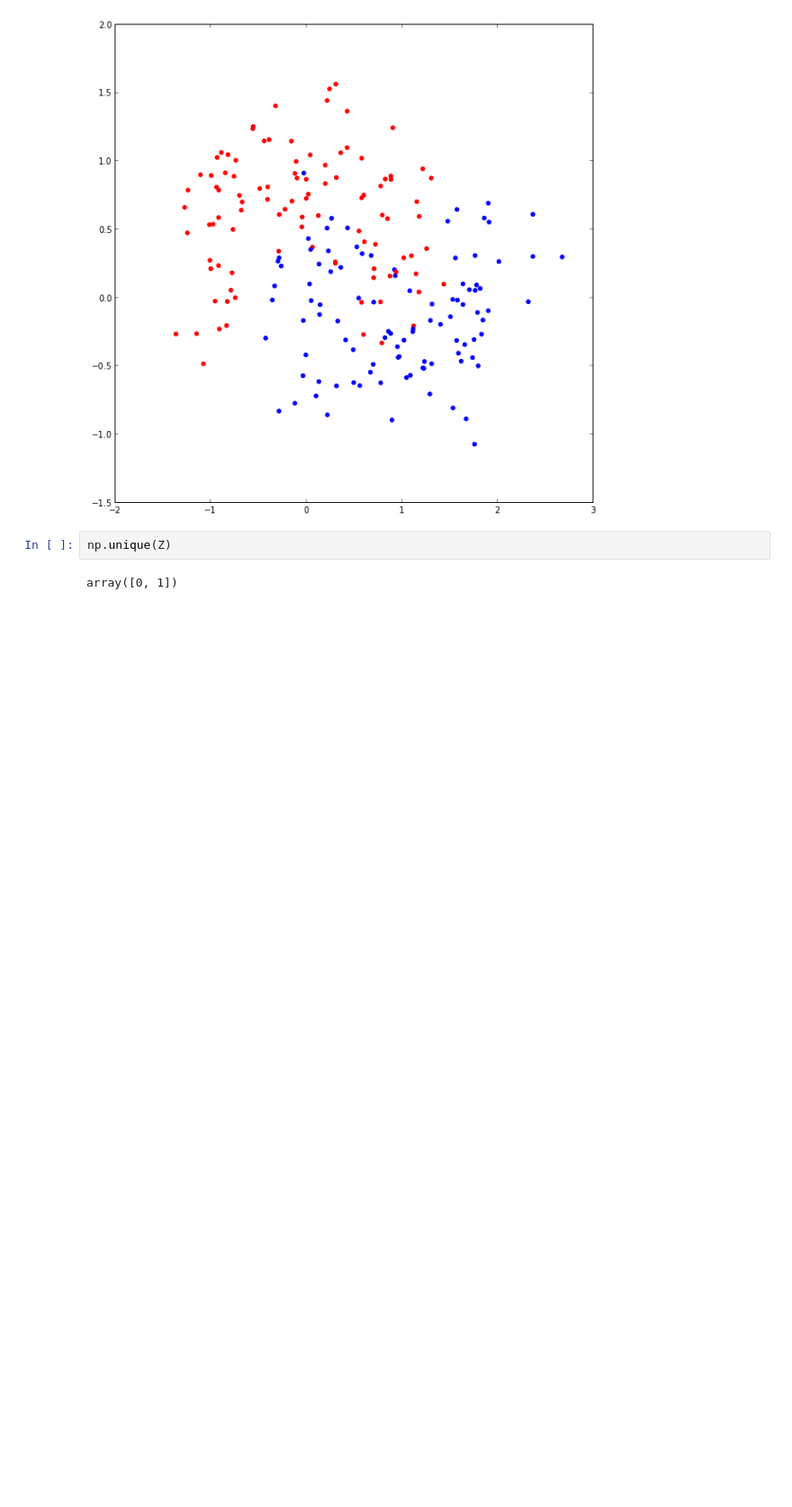
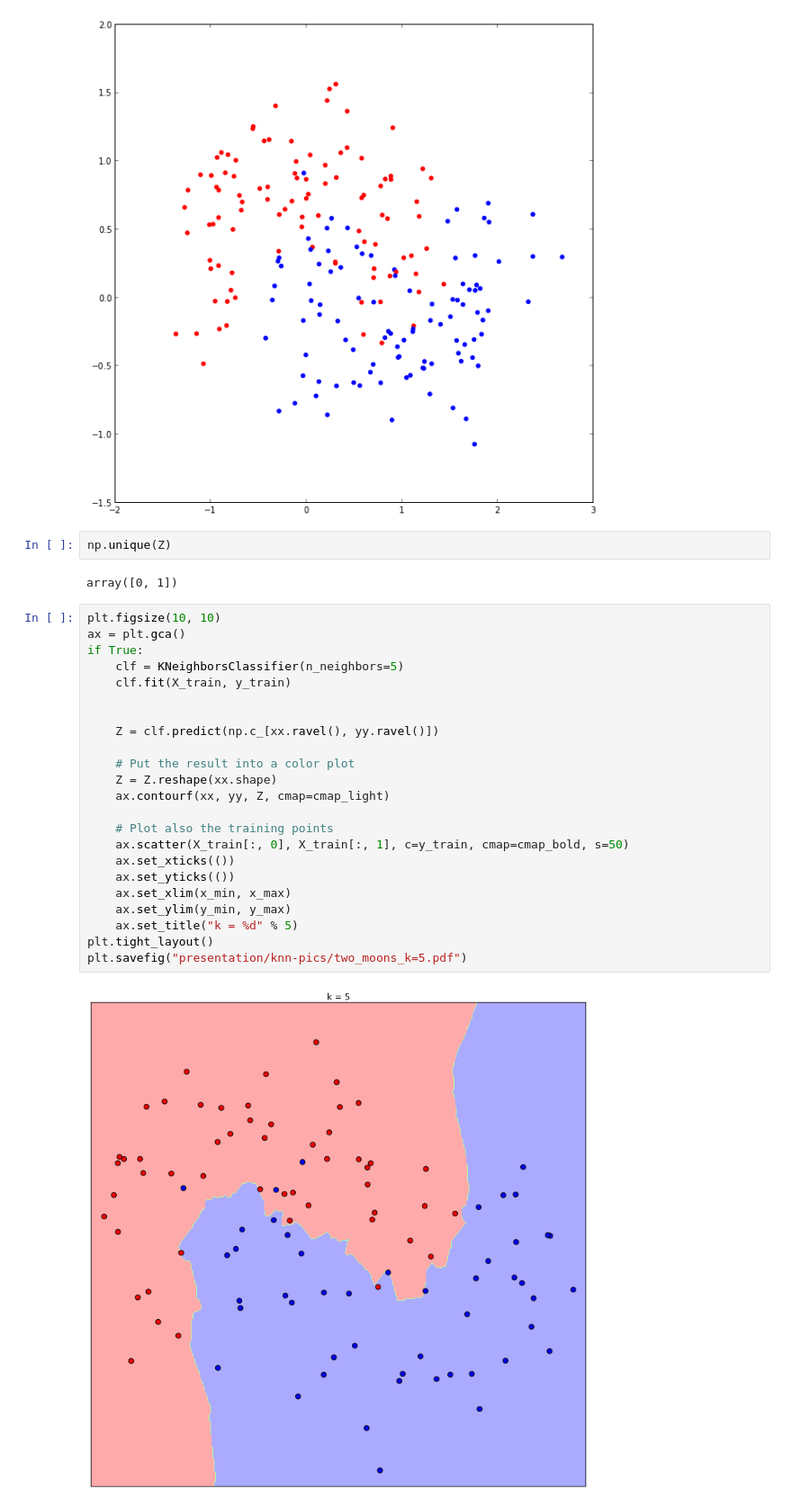
Before and after one commit to temporaer/tutorial_ml_gkbionics, a Jupyter notebook: synthetic knn.ipynb, the cells around one changed output. Shown: that part at 90% size. Cells and saved outputs as stored; diff of their text form; blank space fills up the shorter version.

```diff
--- a/synthetic knn.ipynb
+++ b/synthetic knn.ipynb
@@ -97,3 +100,28 @@ plt.scatter(X[:, 0], X[:, 1], color=np.array(["red", "blue"])[y])
 np.unique(Z)
 # %% [output]
 array([0, 1])
+# %%
+plt.figsize(10, 10)
+ax = plt.gca()
+if True:
+    clf = KNeighborsClassifier(n_neighbors=5)
+    clf.fit(X_train, y_train)
+
+
+    Z = clf.predict(np.c_[xx.ravel(), yy.ravel()])
+
+    # Put the result into a color plot
+    Z = Z.reshape(xx.shape)
+    ax.contourf(xx, yy, Z, cmap=cmap_light)
+
+    # Plot also the training points
+    ax.scatter(X_train[:, 0], X_train[:, 1], c=y_train, cmap=cmap_bold, s=50)
+    ax.set_xticks(())
+    ax.set_yticks(())
+    ax.set_xlim(x_min, x_max)
+    ax.set_ylim(y_min, y_max)
+    ax.set_title("k = %d" % 5)
+plt.tight_layout()
+plt.savefig("presentation/knn-pics/two_moons_k=5.pdf")
+# %% [output]
+[figure, added]
```
Also changed, not shown: parts of 3 cells of this notebook, 5 other files.
